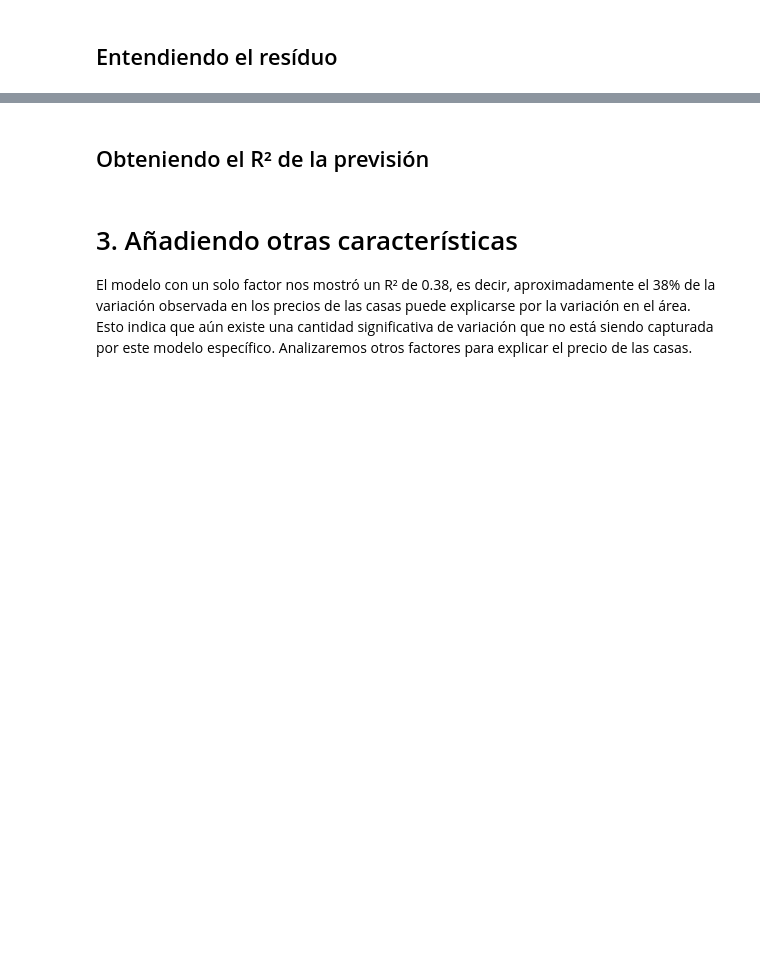
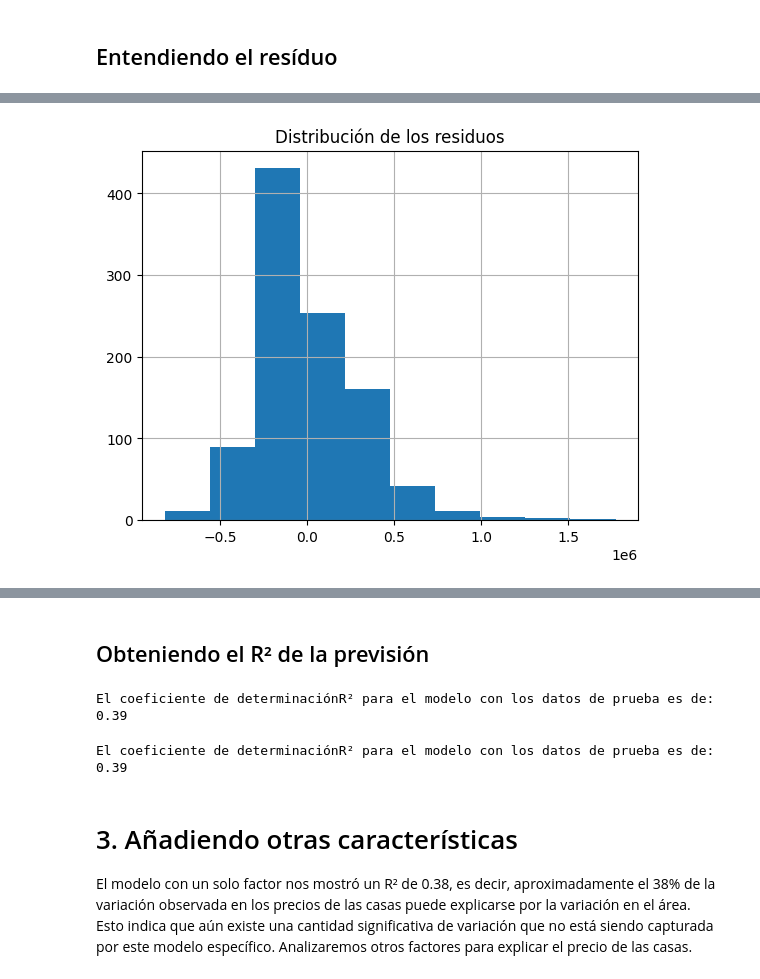
Before and after one commit to AcheBe1/regresion_lineal, a Jupyter notebook: precios_de_inmuebles_regresion_lineal.ipynb, the cells around one changed output, grey strips where cells are left out. Saved outputs shown, nothing was run; the diff lists cells and outputs as text; code cells hidden in the pictures; blank space fills up the shorter version.

```diff
--- a/precios_de_inmuebles_regresion_lineal.ipynb
+++ b/precios_de_inmuebles_regresion_lineal.ipynb
@@ -237,3 +275,10 @@ En este caso, recurrimos a la métrica R², el coeficiente de determinación. El
+# %%
+# Cómo están distribuidos
+modelo_0.resid.hist()
+plt.title('Distribución de los residuos')
+plt.show()
+# %% [output]
+[figure, added]
 # %% [markdown]
 <img src="https://i.ibb.co/zGTB35V/residuos.png" alt="residuos" border="0">
 # %% [markdown]
@@ -247,3 +289,14 @@ En este caso, recurrimos a la métrica R², el coeficiente de determinación. El
+# %%
+# importando el r2_score
+from sklearn.metrics import r2_score
+print(f'El coeficiente de determinaciónR² para el modelo con los datos de prueba es de: {round(r2_score(y_test, y_predictec),2)}')
+# %% [output]
+El coeficiente de determinaciónR² para el modelo con los datos de prueba es de: 0.39
+# %%
+# mostrando el resultado de r²
+print(f'El coeficiente de determinaciónR² para el modelo con los datos de prueba es de: {round(r2_score(y_test, y_predictec),2)}')
+# %% [output]
+El coeficiente de determinaciónR² para el modelo con los datos de prueba es de: 0.39
 # %% [markdown]
 # 3. Añadiendo otras características
 
```
Also changed, not shown: parts of 9 cells of this notebook.
